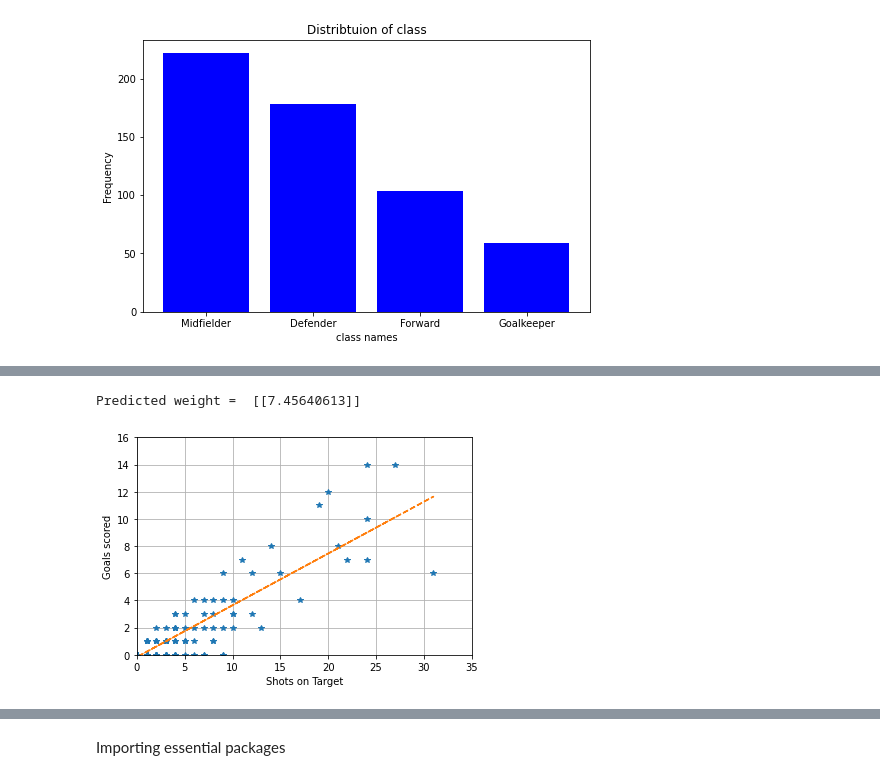
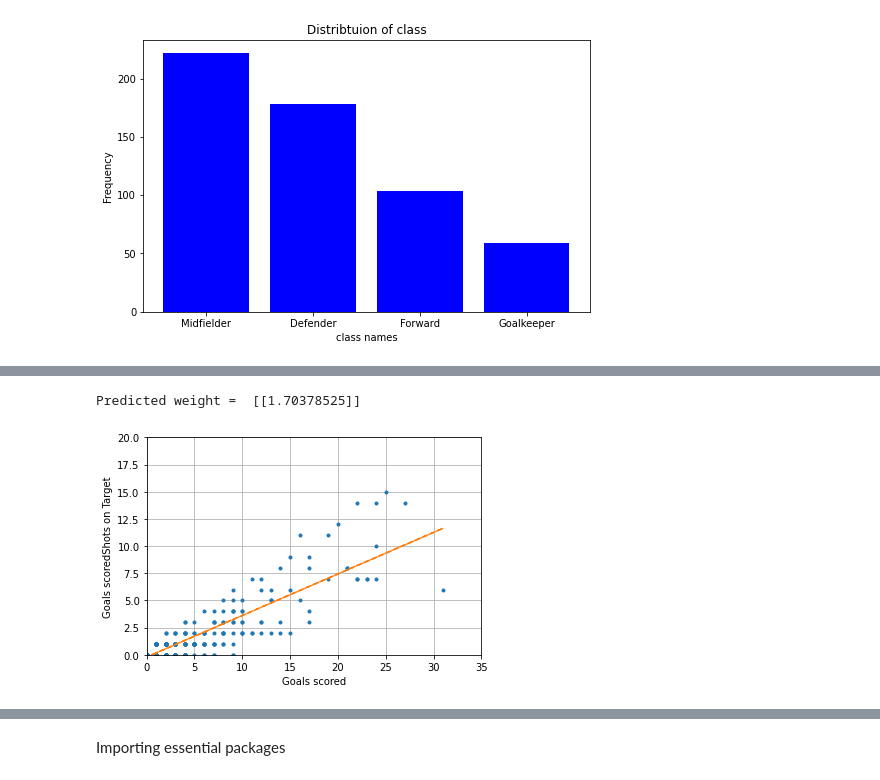
Before and after one commit to Logeshn009/Football-stats, a Jupyter notebook: ML_Lab_Programs.ipynb, the cells around one changed output, grey strips where cells are left out. Drawn from its saved outputs; the diff is of its cells as text; code cells hidden in the pictures.

```diff
--- a/ML_Lab_Programs.ipynb
+++ b/ML_Lab_Programs.ipynb
@@ -270,26 +245,23 @@ Index(['tour_id', 'tour_name', 'id', 'jersey_no', 'name', 'short_name',
 # %%
 x = dset.fillna(0)['events.shots_on_target']
 y = dset.fillna(0)['events.goals']
-
 x = x.values.reshape(len(x), 1)
 y = y.values.reshape(len(y), 1)
-
-X_train = x[:-250]
-X_test = x[-250:]
-Y_train = y[:-250]
-Y_test = y[-250:]
+X_train = x[:-500]
+X_test = x[-500:]
+Y_train = y[:-500]
+Y_test = y[-500:]
 model = LinearRegression()
-
 model.fit(X_test,Y_test)
 plt.figure()
-plt.xlabel('Shots on Target')
-plt.ylabel('Goals scored')
-plt.plot(X_test,Y_test,'*')
+plt.xlabel('Goals scored')
+plt.ylabel('Goals scoredShots on Target')
+plt.plot(X_test,Y_test,'.')
 plt.plot(X_test,model.predict(X_test),'--')
-plt.axis([0,35,0,16])
+plt.axis([0,35,0,20])
 plt.grid(True)
-print ("Predicted weight = ",model.predict([[20]]))
+print ("Predicted weight = ",model.predict([[5]]))
 plt.show()
 # %% [output]
-Predicted weight =  [[7.45640613]]
+Predicted weight =  [[1.70378525]]
-[figure, old version]
+[figure, new version]
```
Also changed, not shown: parts of 34 cells of this notebook.
